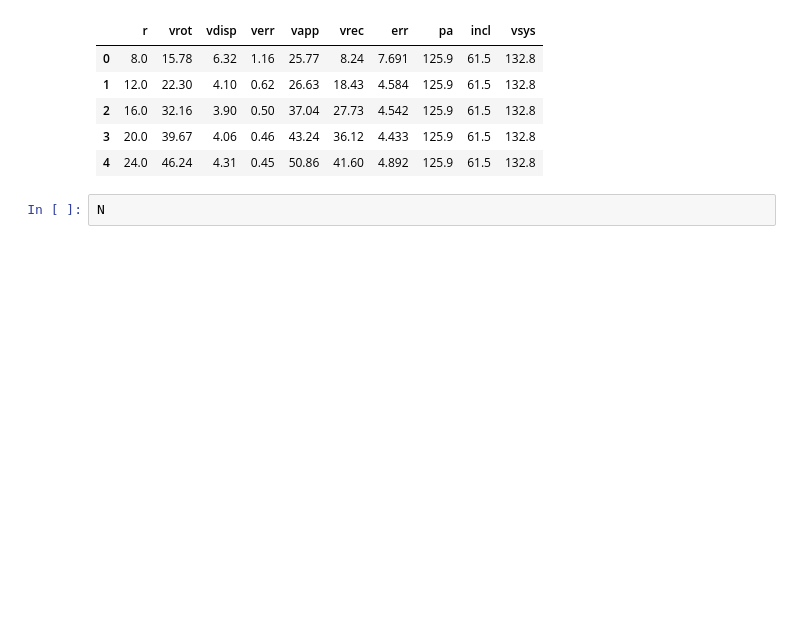
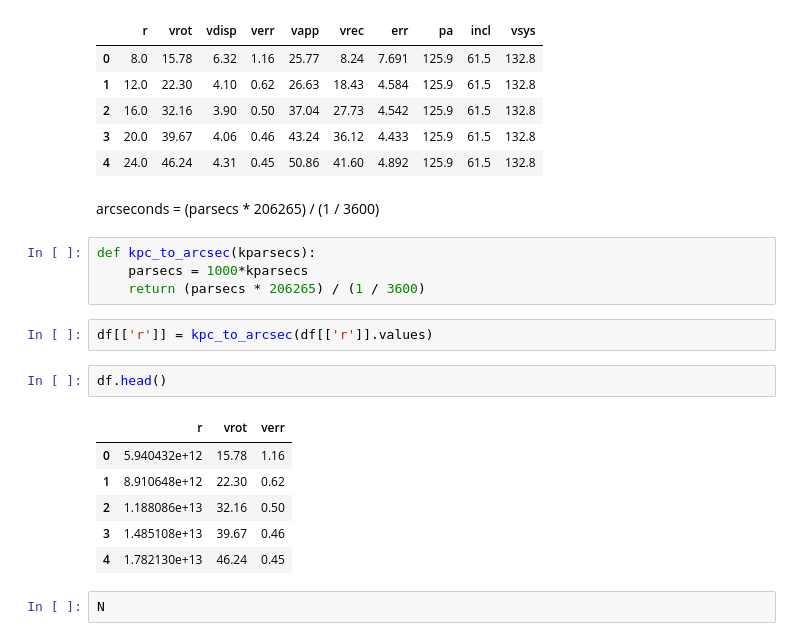
Before and after one commit to igomezv/Reconstructing-RC-with-ANN, a Jupyter notebook: RC_neural_model.ipynb, the cells around one changed output. Drawn from its saved outputs; the diff is of its cells as text; blank space fills up the shorter version.

```diff
--- a/RC_neural_model.ipynb
+++ b/RC_neural_model.ipynb
@@ -35,6 +35,23 @@ df.head()
 | 2 | 16.0 | 32.16 | 3.90 | 0.50 | 37.04 | 27.73 | 4.542 | 125.9 | 61.5 | 132.8 |
 | 3 | 20.0 | 39.67 | 4.06 | 0.46 | 43.24 | 36.12 | 4.433 | 125.9 | 61.5 | 132.8 |
 | 4 | 24.0 | 46.24 | 4.31 | 0.45 | 50.86 | 41.60 | 4.892 | 125.9 | 61.5 | 132.8 |
+# %% [markdown]
+arcseconds = (parsecs * 206265) / (1 / 3600)
+# %%
+def kpc_to_arcsec(kparsecs):
+    parsecs = 1000*kparsecs
+    return (parsecs * 206265) / (1 / 3600)
+# %%
+df[['r']] = kpc_to_arcsec(df[['r']].values)
+# %%
+df.head()
+# %% [output]
+|  | r | vrot | verr |
+| 0 | 5.940432e+12 | 15.78 | 1.16 |
+| 1 | 8.910648e+12 | 22.30 | 0.62 |
+| 2 | 1.188086e+13 | 32.16 | 0.50 |
+| 3 | 1.485108e+13 | 39.67 | 0.46 |
+| 4 | 1.782130e+13 | 46.24 | 0.45 |
 # %%
 N
 # %% [output]
```
